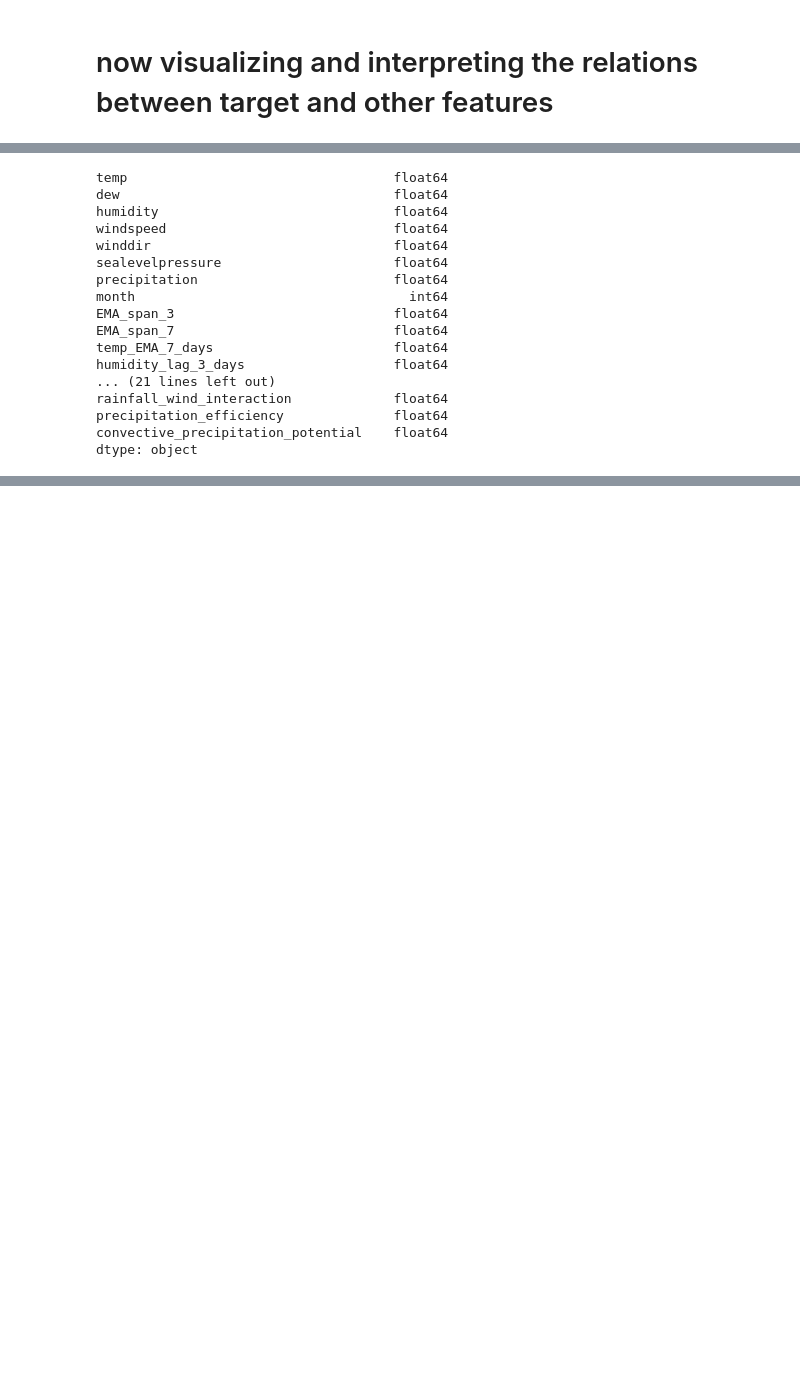
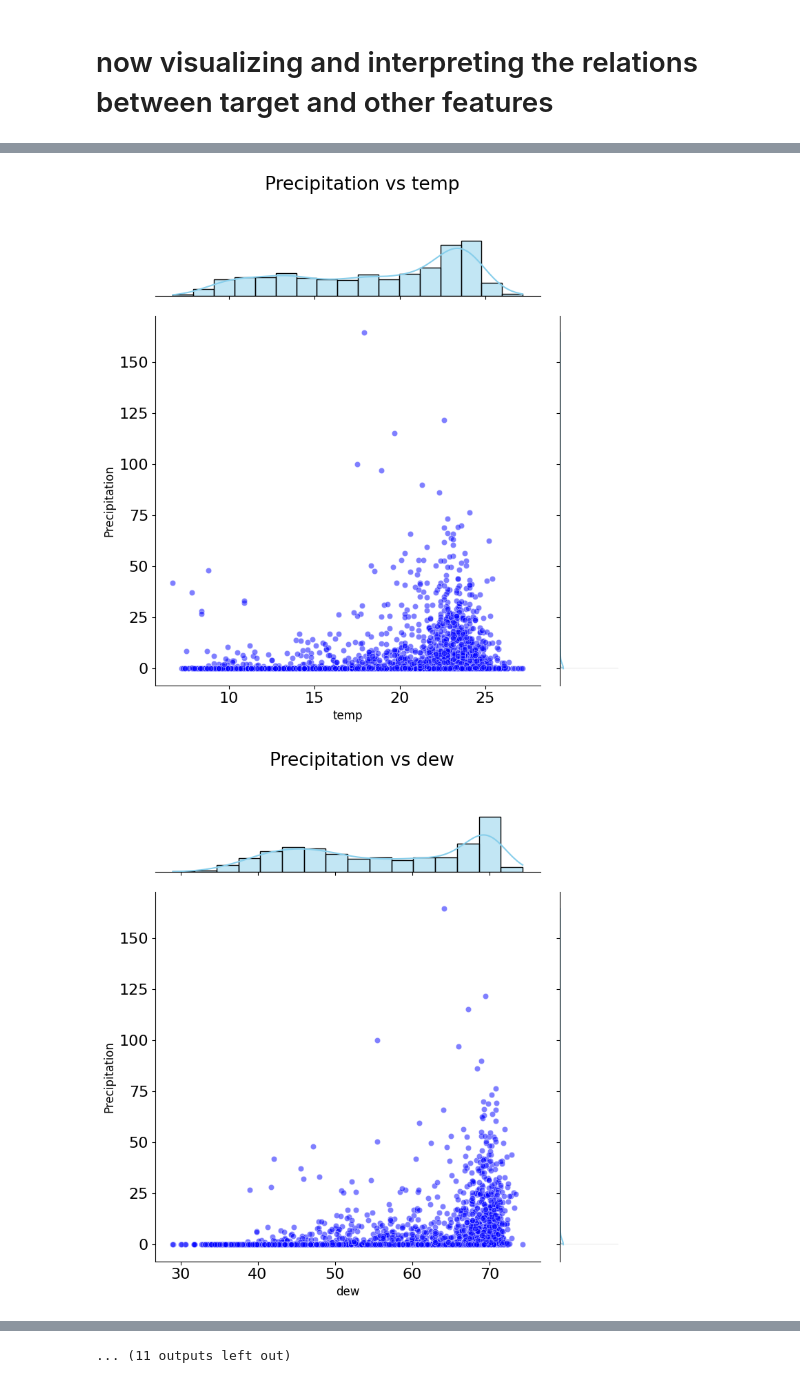
Before and after one commit to shaswot84/Kathmandu-Rain-Prediction, a Jupyter notebook: feature_engineering.ipynb, the cells around one changed output, grey strips where cells are left out. Cells and saved outputs as stored; diff of their text form; code cells hidden in the pictures; blank space fills up the shorter version.

```diff
--- a/feature_engineering.ipynb
+++ b/feature_engineering.ipynb
@@ -348,15 +326,0 @@ df  = pd.read_csv("cleaned_data/03-interaction_features.csv")
-# %%
-# Get numeric features (excluding target if it's included)
-numeric_features = df.select_dtypes(include=['int64', 'float64']).columns.tolist()
-if 'precipitation' in numeric_features:
-    numeric_features.remove('precipitation')
-
-# Plot each numeric feature against target in separate figures
-for feature in numeric_features:
-    plt.figure(figsize=(8, 6))
-    sns.scatterplot(x=df[feature], y=df['precipitation'])
-    plt.title(f'{feature} vs Precipitation')
-    plt.xlabel(feature)
-    plt.ylabel('precipitation')
-    plt.tight_layout()
-    plt.show()
@@ -377,20 +327,21 @@ for feature in numeric_features:
-# %%
-numeric_df.dtypes
-# %% [output]
-temp                                  float64
-dew                                   float64
-humidity                              float64
-windspeed                             float64
-winddir                               float64
-sealevelpressure                      float64
-precipitation                         float64
-month                                   int64
-EMA_span_3                            float64
-EMA_span_7                            float64
-temp_EMA_7_days                       float64
-humidity_lag_3_days                   float64
-... (21 lines left out)
-rainfall_wind_interaction             float64
-precipitation_efficiency              float64
-convective_precipitation_potential    float64
-dtype: object
+# %%
+import matplotlib.pyplot as plt
+import seaborn as sns
+
+# Select numeric features (exclude target if needed)
+numeric_features = df.select_dtypes(include=['float64', 'int64']).columns.tolist()
+if 'precipitation' in numeric_features:
+    numeric_features.remove('precipitation')
+
+# Create joint plots for each numeric feature
+for feature in numeric_features:
+    g = sns.JointGrid(data=df, x=feature, y='precipitation', height=8)
+    g.plot_joint(sns.scatterplot, alpha=0.5, color='blue')  # Scatter plot
+    g.plot_marginals(sns.histplot, kde=True, color='skyblue')  # Histograms
+    g.set_axis_labels(feature, 'Precipitation', fontsize=12)
+    plt.suptitle(f"Precipitation vs {feature}", y=1.02)
+    plt.tight_layout()
+    plt.show()
+# %% [output]
+[figure, added]
+[figure, added]
@@ -396,0 +358 @@ dtype: object
+... (11 outputs left out)
```
Also changed, not shown: parts of 45 cells of this notebook, 9 other files.
